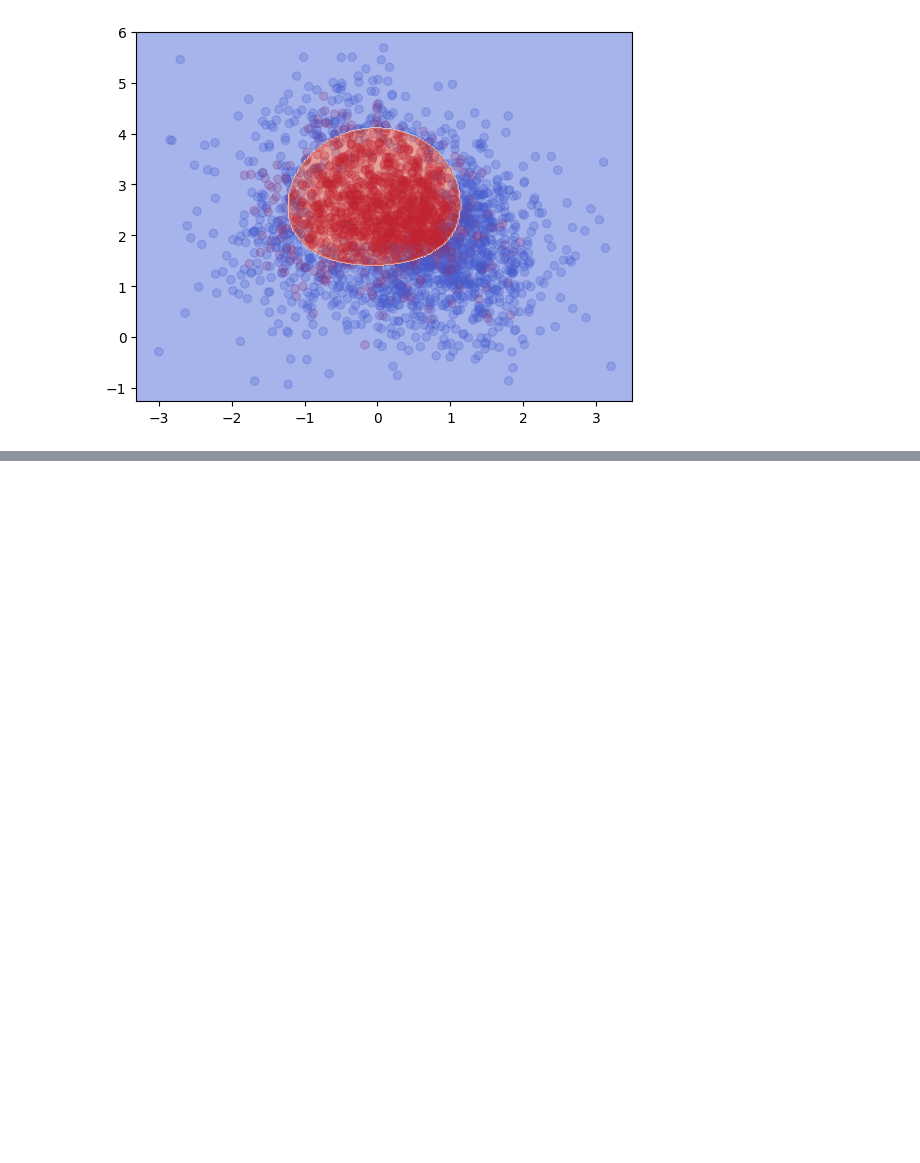
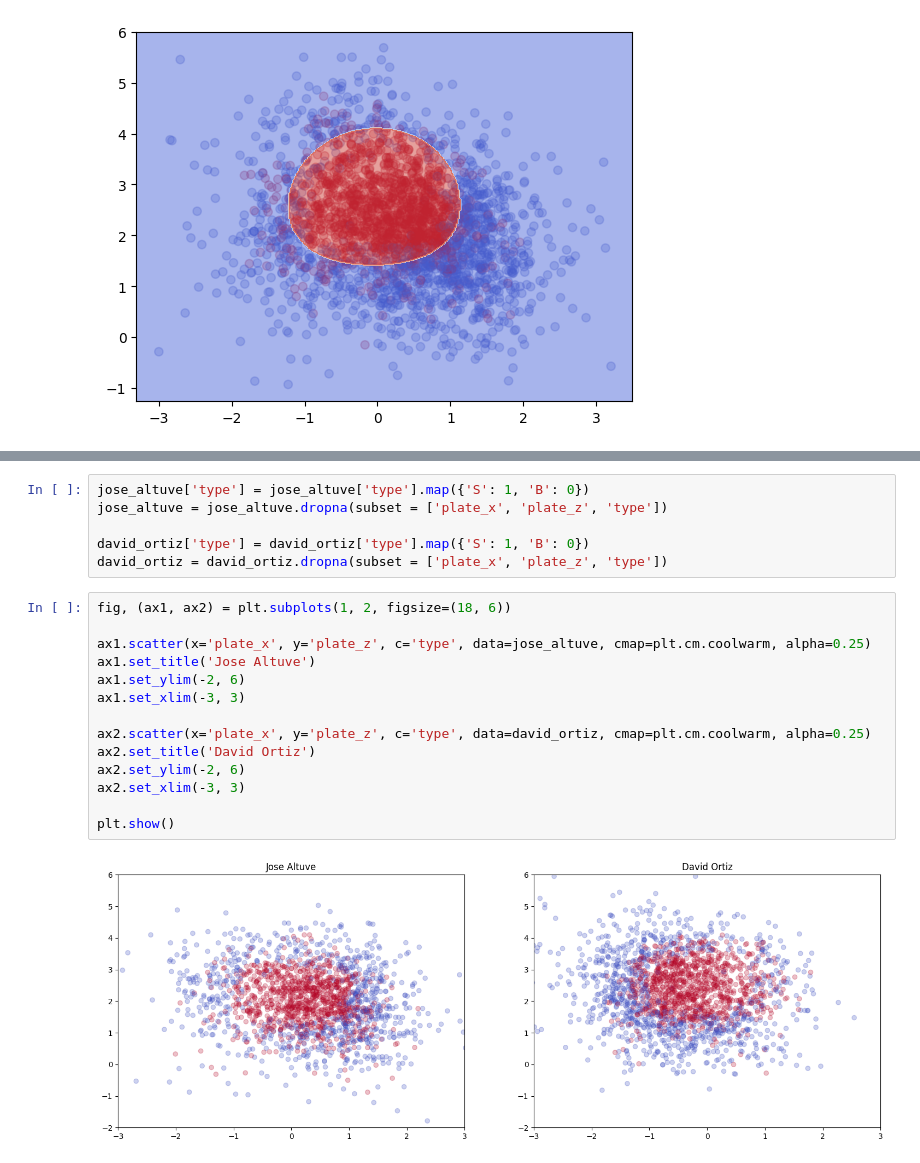
Before and after one commit to dogukanozcelik/Baseball_Strike_Zone, a Jupyter notebook: script.ipynb, the cells around one changed output, grey strips where cells are left out. Cells and saved outputs as stored; diff of their text form; blank space fills up the shorter version.

```diff
--- a/script.ipynb
+++ b/script.ipynb
@@ -144,0 +152,22 @@ plt.show()
+# %%
+jose_altuve['type'] = jose_altuve['type'].map({'S': 1, 'B': 0})
+jose_altuve = jose_altuve.dropna(subset = ['plate_x', 'plate_z', 'type'])
+
+david_ortiz['type'] = david_ortiz['type'].map({'S': 1, 'B': 0})
+david_ortiz = david_ortiz.dropna(subset = ['plate_x', 'plate_z', 'type'])
+# %%
+fig, (ax1, ax2) = plt.subplots(1, 2, figsize=(18, 6))
+
+ax1.scatter(x='plate_x', y='plate_z', c='type', data=jose_altuve, cmap=plt.cm.coolwarm, alpha=0.25)
+ax1.set_title('Jose Altuve')
+ax1.set_ylim(-2, 6)
+ax1.set_xlim(-3, 3)
+
+ax2.scatter(x='plate_x', y='plate_z', c='type', data=david_ortiz, cmap=plt.cm.coolwarm, alpha=0.25)
+ax2.set_title('David Ortiz')
+ax2.set_ylim(-2, 6)
+ax2.set_xlim(-3, 3)
+
+plt.show()
+# %% [output]
+[figure, added]
```
Also changed, not shown: parts of 20 cells of this notebook.
